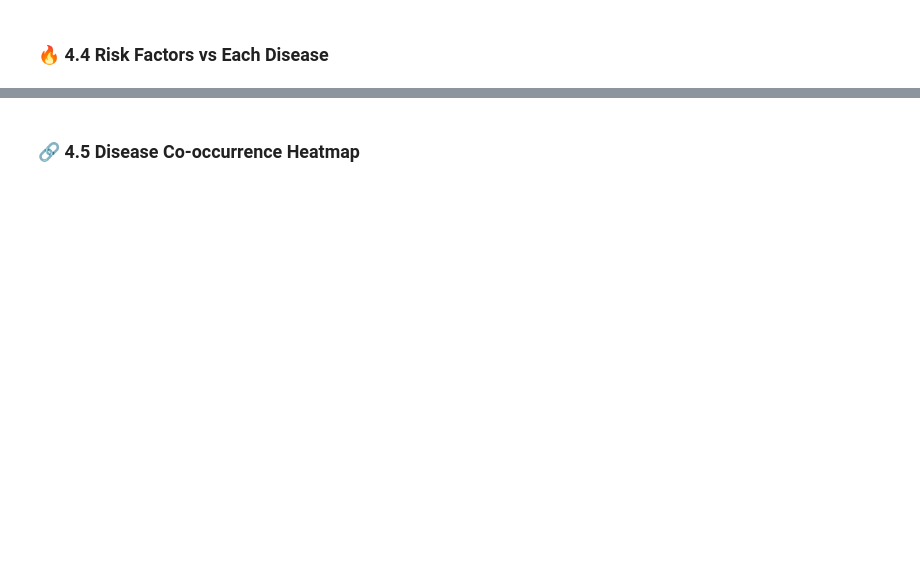
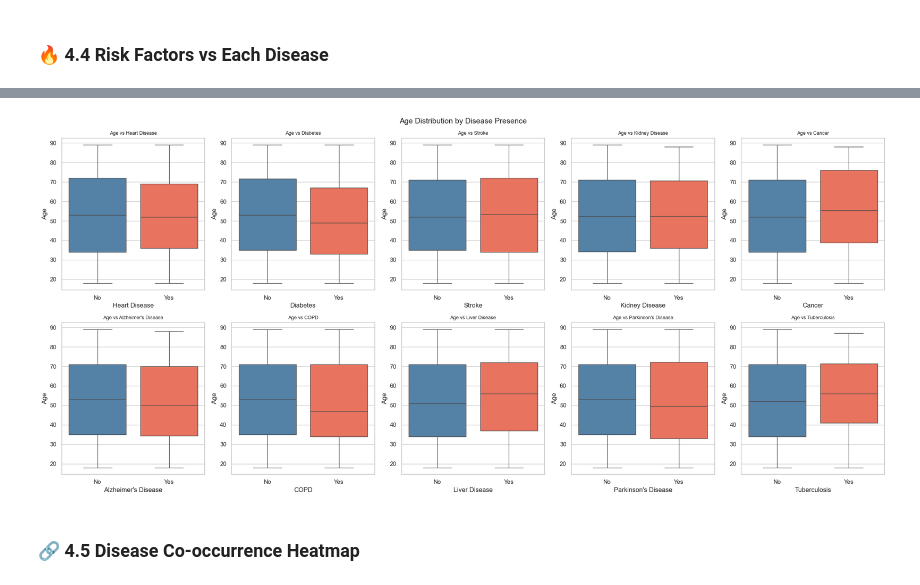
Before and after one commit to hamza7990/my-machine-learning-journey, a Jupyter notebook: 03_xgboost_health_disease/health_disease_prediction_xgboost.ipynb, the cells around one changed output, grey strips where cells are left out. Saved outputs shown, nothing was run; the diff lists cells and outputs as text; code cells hidden in the pictures; blank space fills up the shorter version.

```diff
--- a/03_xgboost_health_disease/health_disease_prediction_xgboost.ipynb
+++ b/03_xgboost_health_disease/health_disease_prediction_xgboost.ipynb
@@ -68,6 +71,6 @@ print(f"XGBoost version: {xgb.__version__}")
 # %% [markdown]
 ## 3️⃣ Load Dataset
 # %%
-df = pd.read_csv("health_disease_pridiction.csv")
+df = pd.read_csv("healthcare_disease_prediction_dataset.csv")
 print(f"Shape: {df.shape}")
 df.head()
@@ -162,16 +212,18 @@ plt.show()
 # %%
 fig, axes = plt.subplots(2, 5, figsize=(22, 10))
 axes = axes.flatten()
 
 for i, disease in enumerate(disease_cols):
     sns.boxplot(data=df, x=disease, y="Age", ax=axes[i],
-                palette={0: "steelblue", 1: "tomato"})
+                palette={"0": "steelblue", "1": "tomato"})
     axes[i].set_title(f"Age vs {disease}", fontsize=9)
     axes[i].set_xticklabels(["No", "Yes"])
 
 plt.suptitle("Age Distribution by Disease Presence", fontsize=14)
 plt.tight_layout()
 plt.show()
+# %% [output]
+[figure, added]
 # %% [markdown]
 ### 🔗 4.5 Disease Co-occurrence Heatmap
 # %%
```
Also changed, not shown: parts of 19 cells of this notebook, 5 other files.
